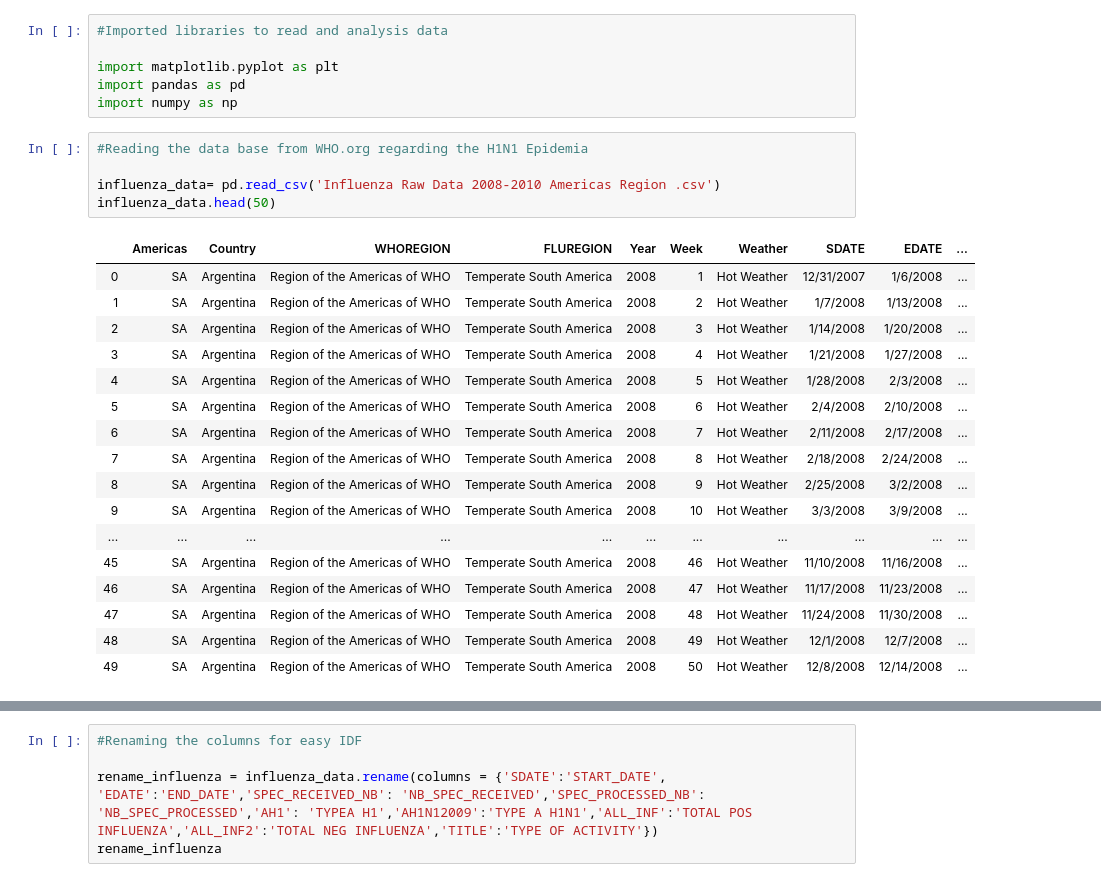
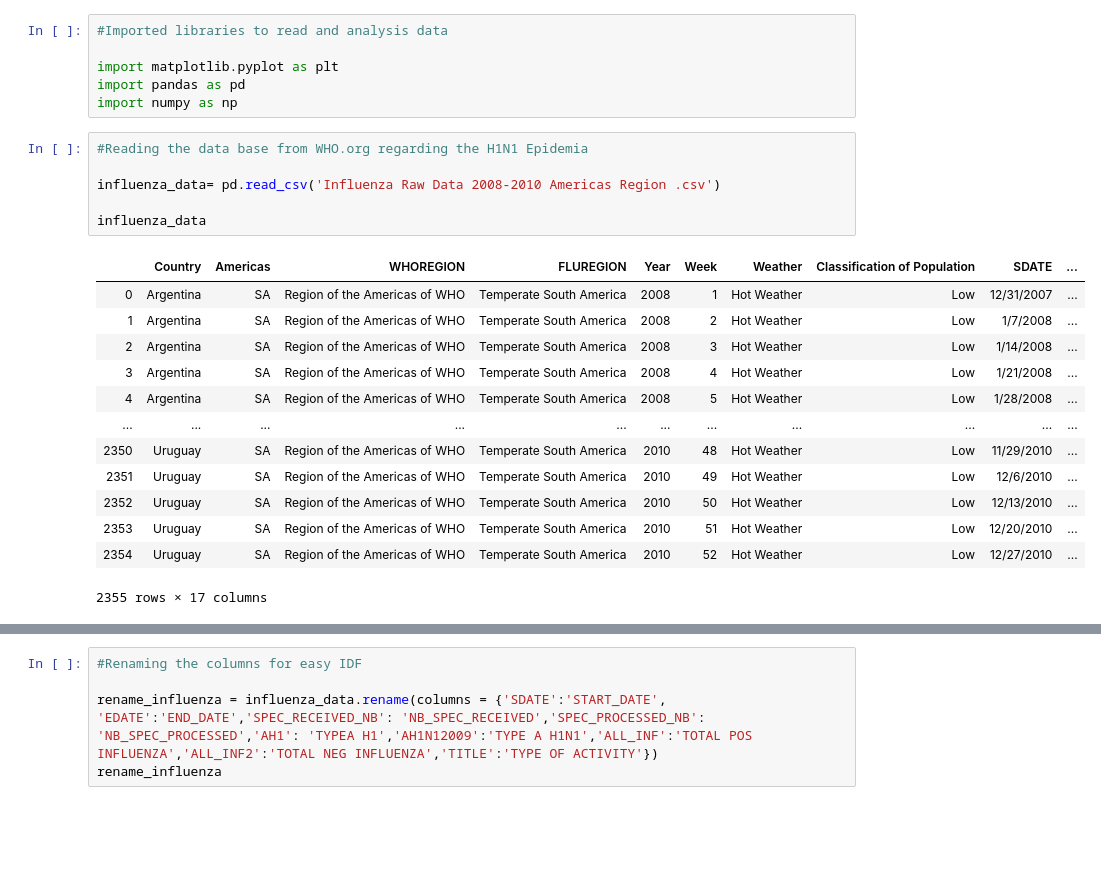
Before and after one commit to kgremillion/Analyzing_Pandemics, a Jupyter notebook: Data/Reading and Analyzing Data N1H1 America Region.ipynb.ipynb, the cells around one changed output, grey strips where cells are left out. Saved outputs shown, nothing was run; the diff lists cells and outputs as text; blank space fills up the shorter version.

Commit message:
Population Data Merge to Flu Data

```diff
--- a/Data/Reading and Analyzing Data N1H1 America Region.ipynb.ipynb
+++ b/Data/Reading and Analyzing Data N1H1 America Region.ipynb.ipynb
@@ -7,23 +7,20 @@ import numpy as np
 # %%
 #Reading the data base from WHO.org regarding the H1N1 Epidemia
 
 influenza_data= pd.read_csv('Influenza Raw Data 2008-2010 Americas Region .csv')
-influenza_data.head(50)
+
+influenza_data
 # %% [output]
-|  | Americas | Country | WHOREGION | FLUREGION | Year | Week | Weather | SDATE | EDATE | ... |
-| 0 | SA | Argentina | Region of the Americas of WHO | Temperate South America | 2008 | 1 | Hot Weather | 12/31/2007 | 1/6/2008 | ... |
-| 1 | SA | Argentina | Region of the Americas of WHO | Temperate South America | 2008 | 2 | Hot Weather | 1/7/2008 | 1/13/2008 | ... |
-| 2 | SA | Argentina | Region of the Americas of WHO | Temperate South America | 2008 | 3 | Hot Weather | 1/14/2008 | 1/20/2008 | ... |
-| 3 | SA | Argentina | Region of the Americas of WHO | Temperate South America | 2008 | 4 | Hot Weather | 1/21/2008 | 1/27/2008 | ... |
-| 4 | SA | Argentina | Region of the Americas of WHO | Temperate South America | 2008 | 5 | Hot Weather | 1/28/2008 | 2/3/2008 | ... |
-| 5 | SA | Argentina | Region of the Americas of WHO | Temperate South America | 2008 | 6 | Hot Weather | 2/4/2008 | 2/10/2008 | ... |
-| 6 | SA | Argentina | Region of the Americas of WHO | Temperate South America | 2008 | 7 | Hot Weather | 2/11/2008 | 2/17/2008 | ... |
-| 7 | SA | Argentina | Region of the Americas of WHO | Temperate South America | 2008 | 8 | Hot Weather | 2/18/2008 | 2/24/2008 | ... |
-| 8 | SA | Argentina | Region of the Americas of WHO | Temperate South America | 2008 | 9 | Hot Weather | 2/25/2008 | 3/2/2008 | ... |
-| 9 | SA | Argentina | Region of the Americas of WHO | Temperate South America | 2008 | 10 | Hot Weather | 3/3/2008 | 3/9/2008 | ... |
+|  | Country | Americas | WHOREGION | FLUREGION | Year | Week | Weather | Classification of Population | SDATE | ... |
+| 0 | Argentina | SA | Region of the Americas of WHO | Temperate South America | 2008 | 1 | Hot Weather | Low | 12/31/2007 | ... |
+| 1 | Argentina | SA | Region of the Americas of WHO | Temperate South America | 2008 | 2 | Hot Weather | Low | 1/7/2008 | ... |
+| 2 | Argentina | SA | Region of the Americas of WHO | Temperate South America | 2008 | 3 | Hot Weather | Low | 1/14/2008 | ... |
+| 3 | Argentina | SA | Region of the Americas of WHO | Temperate South America | 2008 | 4 | Hot Weather | Low | 1/21/2008 | ... |
+| 4 | Argentina | SA | Region of the Americas of WHO | Temperate South America | 2008 | 5 | Hot Weather | Low | 1/28/2008 | ... |
 | ... | ... | ... | ... | ... | ... | ... | ... | ... | ... | ... |
-| 45 | SA | Argentina | Region of the Americas of WHO | Temperate South America | 2008 | 46 | Hot Weather | 11/10/2008 | 11/16/2008 | ... |
-| 46 | SA | Argentina | Region of the Americas of WHO | Temperate South America | 2008 | 47 | Hot Weather | 11/17/2008 | 11/23/2008 | ... |
-| 47 | SA | Argentina | Region of the Americas of WHO | Temperate South America | 2008 | 48 | Hot Weather | 11/24/2008 | 11/30/2008 | ... |
-| 48 | SA | Argentina | Region of the Americas of WHO | Temperate South America | 2008 | 49 | Hot Weather | 12/1/2008 | 12/7/2008 | ... |
-| 49 | SA | Argentina | Region of the Americas of WHO | Temperate South America | 2008 | 50 | Hot Weather | 12/8/2008 | 12/14/2008 | ... |
+| 2350 | Uruguay | SA | Region of the Americas of WHO | Temperate South America | 2010 | 48 | Hot Weather | Low | 11/29/2010 | ... |
+| 2351 | Uruguay | SA | Region of the Americas of WHO | Temperate South America | 2010 | 49 | Hot Weather | Low | 12/6/2010 | ... |
+| 2352 | Uruguay | SA | Region of the Americas of WHO | Temperate South America | 2010 | 50 | Hot Weather | Low | 12/13/2010 | ... |
+| 2353 | Uruguay | SA | Region of the Americas of WHO | Temperate South America | 2010 | 51 | Hot Weather | Low | 12/20/2010 | ... |
+| 2354 | Uruguay | SA | Region of the Americas of WHO | Temperate South America | 2010 | 52 | Hot Weather | Low | 12/27/2010 | ... |
+2355 rows × 17 columns
```
Also changed, not shown: parts of 2 cells of this notebook, 2 other files.
